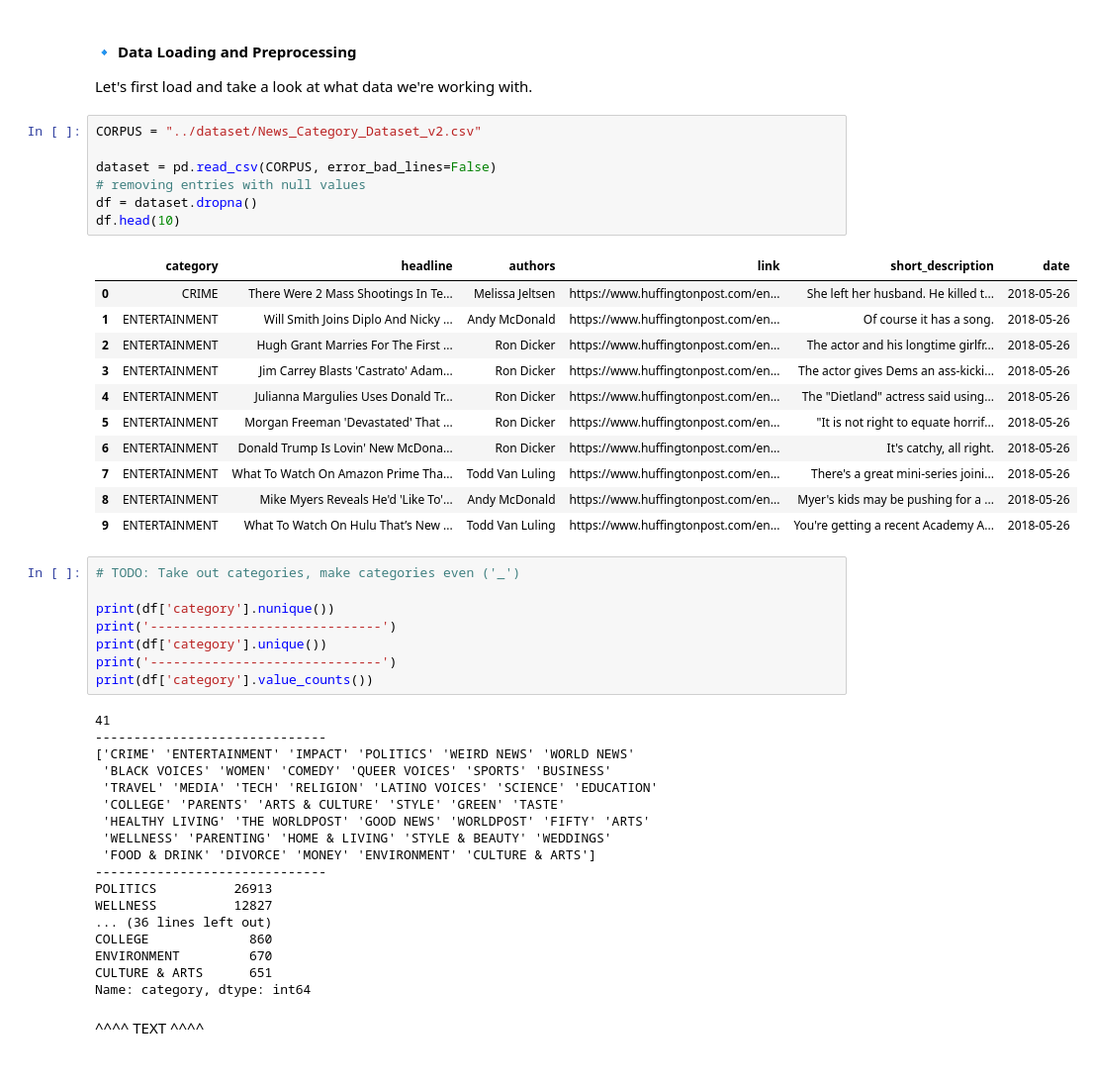
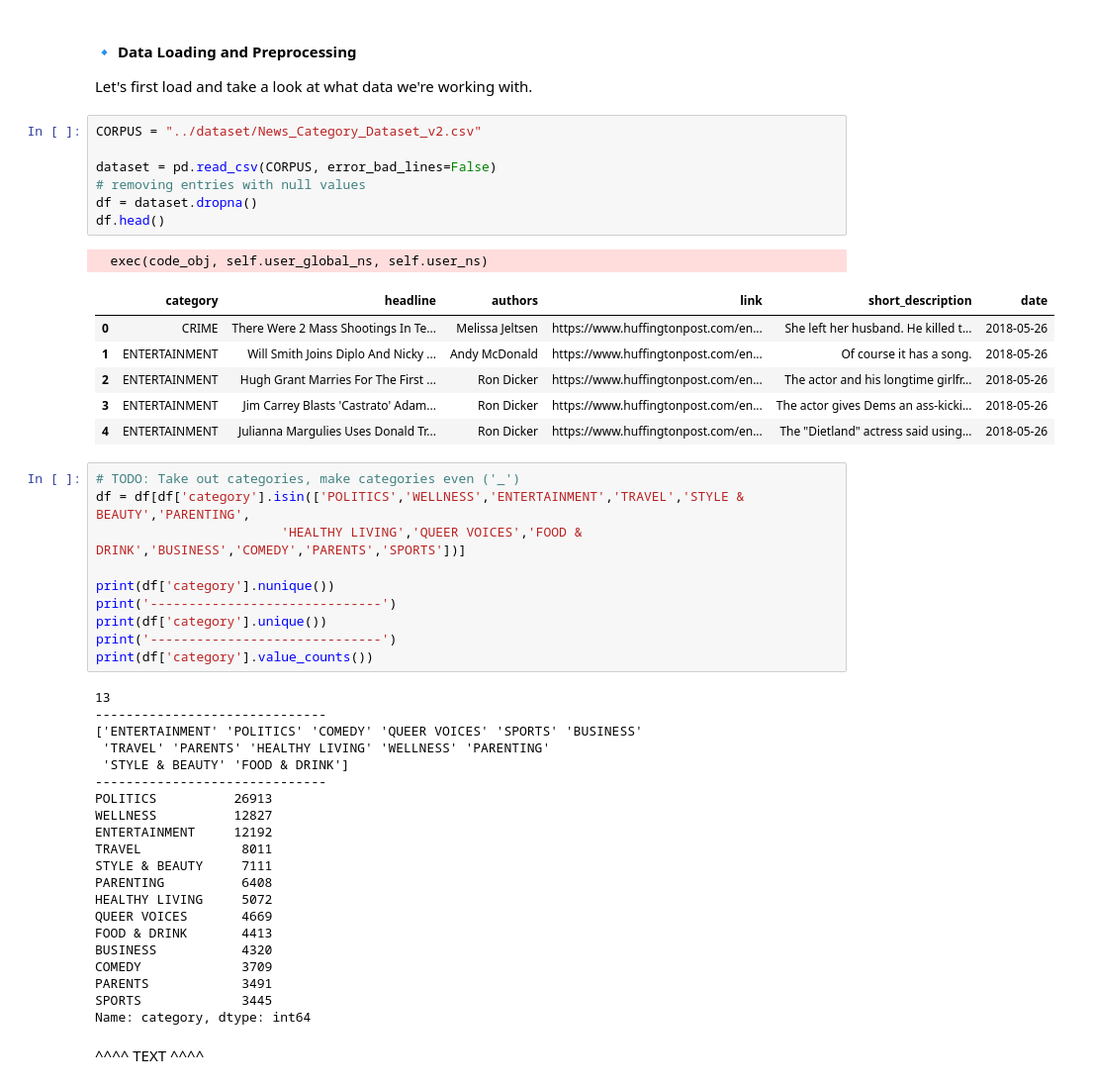
Before and after one commit to RogueNPC/NLP-News-Aggregator, a Jupyter notebook: project/Capstone_News_Aggregator.ipynb, the cells around one changed output. Shown: that part at 99% size. Drawn from its saved outputs; the diff is of its cells as text.

```diff
--- a/project/Capstone_News_Aggregator.ipynb
+++ b/project/Capstone_News_Aggregator.ipynb
@@ -80,24 +80,22 @@ Let's first load and take a look at what data we're working with.
 # %%
 CORPUS = "../dataset/News_Category_Dataset_v2.csv"
 
 dataset = pd.read_csv(CORPUS, error_bad_lines=False)
 # removing entries with null values
 df = dataset.dropna()
-df.head(10)
+df.head()
 # %% [output]
+  exec(code_obj, self.user_global_ns, self.user_ns)
 |  | category | headline | authors | link | short_description | date |
 | 0 | CRIME | There Were 2 Mass Shootings In Te... | Melissa Jeltsen | https://www.huffingtonpost.com/en... | She left her husband. He killed t... | 2018-05-26 |
 | 1 | ENTERTAINMENT | Will Smith Joins Diplo And Nicky ... | Andy McDonald | https://www.huffingtonpost.com/en... | Of course it has a song. | 2018-05-26 |
 | 2 | ENTERTAINMENT | Hugh Grant Marries For The First ... | Ron Dicker | https://www.huffingtonpost.com/en... | The actor and his longtime girlfr... | 2018-05-26 |
 | 3 | ENTERTAINMENT | Jim Carrey Blasts 'Castrato' Adam... | Ron Dicker | https://www.huffingtonpost.com/en... | The actor gives Dems an ass-kicki... | 2018-05-26 |
 | 4 | ENTERTAINMENT | Julianna Margulies Uses Donald Tr... | Ron Dicker | https://www.huffingtonpost.com/en... | The "Dietland" actress said using... | 2018-05-26 |
-| 5 | ENTERTAINMENT | Morgan Freeman 'Devastated' That ... | Ron Dicker | https://www.huffingtonpost.com/en... | "It is not right to equate horrif... | 2018-05-26 |
-| 6 | ENTERTAINMENT | Donald Trump Is Lovin' New McDona... | Ron Dicker | https://www.huffingtonpost.com/en... | It's catchy, all right. | 2018-05-26 |
-| 7 | ENTERTAINMENT | What To Watch On Amazon Prime Tha... | Todd Van Luling | https://www.huffingtonpost.com/en... | There's a great mini-series joini... | 2018-05-26 |
-| 8 | ENTERTAINMENT | Mike Myers Reveals He'd 'Like To'... | Andy McDonald | https://www.huffingtonpost.com/en... | Myer's kids may be pushing for a ... | 2018-05-26 |
-| 9 | ENTERTAINMENT | What To Watch On Hulu That’s New ... | Todd Van Luling | https://www.huffingtonpost.com/en... | You're getting a recent Academy A... | 2018-05-26 |
 # %%
 # TODO: Take out categories, make categories even ('_')
+df = df[df['category'].isin(['POLITICS','WELLNESS','ENTERTAINMENT','TRAVEL','STYLE & BEAUTY','PARENTING',
+                        'HEALTHY LIVING','QUEER VOICES','FOOD & DRINK','BUSINESS','COMEDY','PARENTS','SPORTS'])]
 
 print(df['category'].nunique())
 print('------------------------------')
@@ -105,22 +103,25 @@ print(df['category'].unique())
 print('------------------------------')
 print(df['category'].value_counts())
 # %% [output]
-41
+13
 ------------------------------
-['CRIME' 'ENTERTAINMENT' 'IMPACT' 'POLITICS' 'WEIRD NEWS' 'WORLD NEWS'
- 'BLACK VOICES' 'WOMEN' 'COMEDY' 'QUEER VOICES' 'SPORTS' 'BUSINESS'
- 'TRAVEL' 'MEDIA' 'TECH' 'RELIGION' 'LATINO VOICES' 'SCIENCE' 'EDUCATION'
- 'COLLEGE' 'PARENTS' 'ARTS & CULTURE' 'STYLE' 'GREEN' 'TASTE'
- 'HEALTHY LIVING' 'THE WORLDPOST' 'GOOD NEWS' 'WORLDPOST' 'FIFTY' 'ARTS'
- 'WELLNESS' 'PARENTING' 'HOME & LIVING' 'STYLE & BEAUTY' 'WEDDINGS'
- 'FOOD & DRINK' 'DIVORCE' 'MONEY' 'ENVIRONMENT' 'CULTURE & ARTS']
+['ENTERTAINMENT' 'POLITICS' 'COMEDY' 'QUEER VOICES' 'SPORTS' 'BUSINESS'
+ 'TRAVEL' 'PARENTS' 'HEALTHY LIVING' 'WELLNESS' 'PARENTING'
+ 'STYLE & BEAUTY' 'FOOD & DRINK']
 ------------------------------
 POLITICS          26913
 WELLNESS          12827
-... (36 lines left out)
-COLLEGE             860
-ENVIRONMENT         670
-CULTURE & ARTS      651
+ENTERTAINMENT     12192
+TRAVEL             8011
+STYLE & BEAUTY     7111
+PARENTING          6408
+HEALTHY LIVING     5072
+QUEER VOICES       4669
+FOOD & DRINK       4413
+BUSINESS           4320
+COMEDY             3709
+PARENTS            3491
+SPORTS             3445
 Name: category, dtype: int64
 # %% [markdown]
 ^^^^ TEXT ^^^^
```
Also changed, not shown: parts of 12 cells of this notebook.
